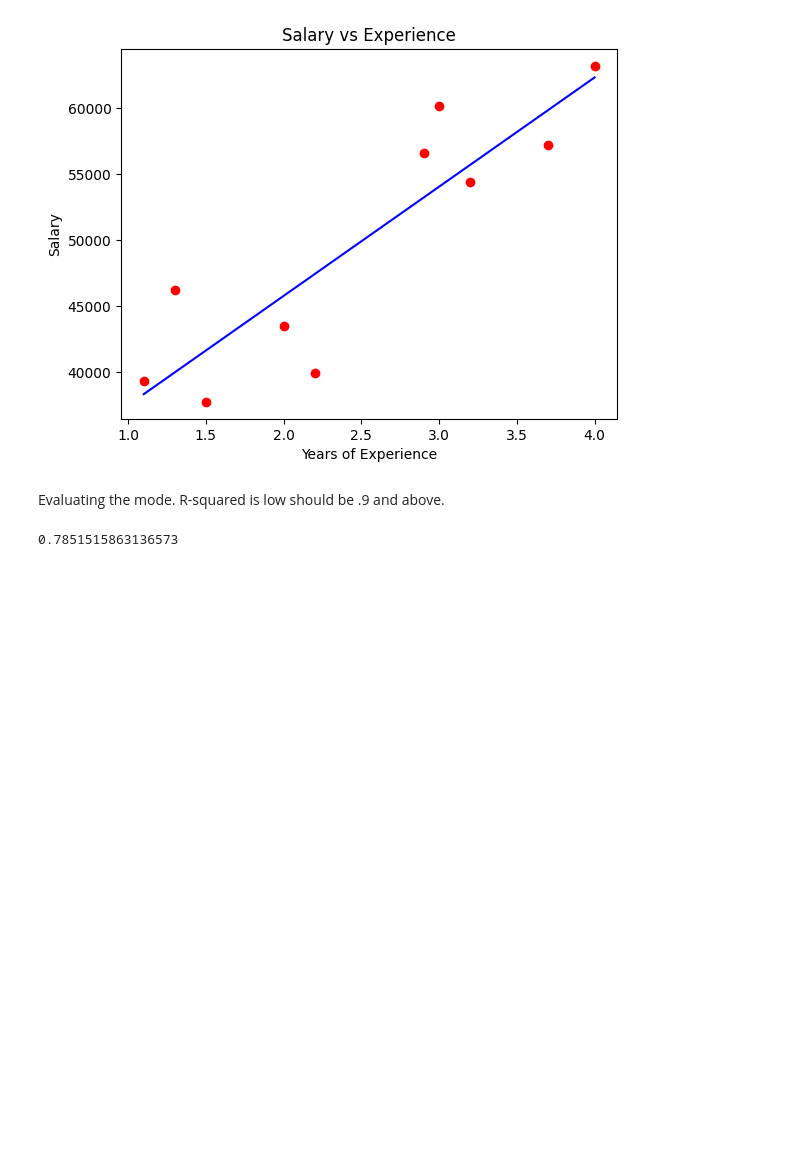
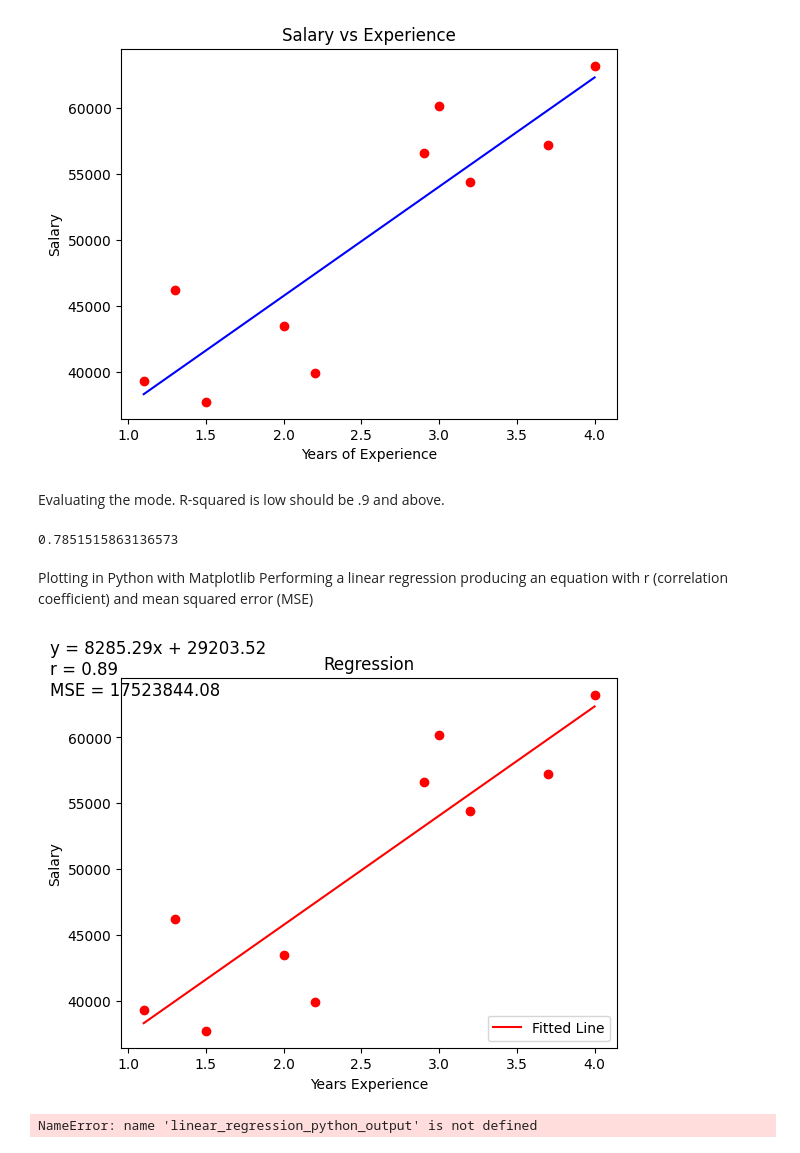
Before and after one commit to ALazyBaller/linear-regression-jupyter, a Jupyter notebook: linear regression analysis using [Python].ipynb, the cells around one changed output. Cells and saved outputs as stored; diff of their text form; code cells hidden in the pictures; blank space fills up the shorter version.

Commit message:
Assignment 3: Regression annotations, diagnostics, and plots

```diff
--- a/linear regression analysis using [Python].ipynb
+++ b/linear regression analysis using [Python].ipynb
@@ -81,3 +107,41 @@ Evaluating the mode. R-squared is low should be .9 and above.
 model.score(dataset[["YearsExperience"]], dataset[["Salary"]])  # R-squared
 # %% [output]
 0.7851515863136573
+# %% [markdown]
+ Plotting in Python with Matplotlib
+     Performing a linear regression
+         producing an equation with r (correlation coefficient) and mean squared error (MSE)
+# %%
+plt.scatter(dataset["YearsExperience"], dataset["Salary"], color="red")
+import numpy as np
+import matplotlib.pyplot as plt
+from scipy.stats import linregress
+from sklearn.metrics import mean_squared_error
+
+# Data
+x = dataset["YearsExperience"]
+y = dataset["Salary"]
+
+# Linear regression
+slope, intercept, r_value, p_value, std_err = linregress(x, y)
+y_pred = slope * x + intercept
+mse = mean_squared_error(y, y_pred)
+
+# Plot
+plt.plot(x, y_pred, 'r-', label='Fitted Line')
+plt.text(.5, max(y) - 1,
+         f"y = {slope:.2f}x + {intercept:.2f}\n"
+         f"r = {r_value:.2f}\nMSE = {mse:.2f}",
+         fontsize=12)
+plt.xlabel("Years Experience")
+plt.ylabel("Salary")
+plt.title("Regression")
+plt.legend(loc='lower right')
+plt.savefig("regression_plot_python.png")
+plt.show()
+# %% [output]
+[figure, added]
+# %%
+linear_regression_python_output.png
+# %% [output]
+NameError: name 'linear_regression_python_output' is not defined
```
Also changed, not shown: parts of 4 cells of this notebook, 3 other files.
